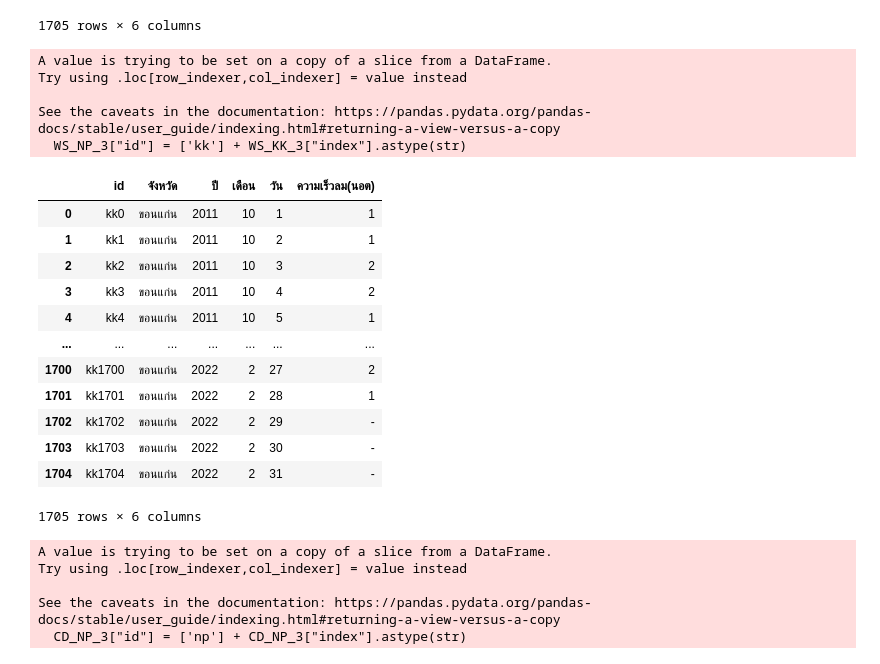
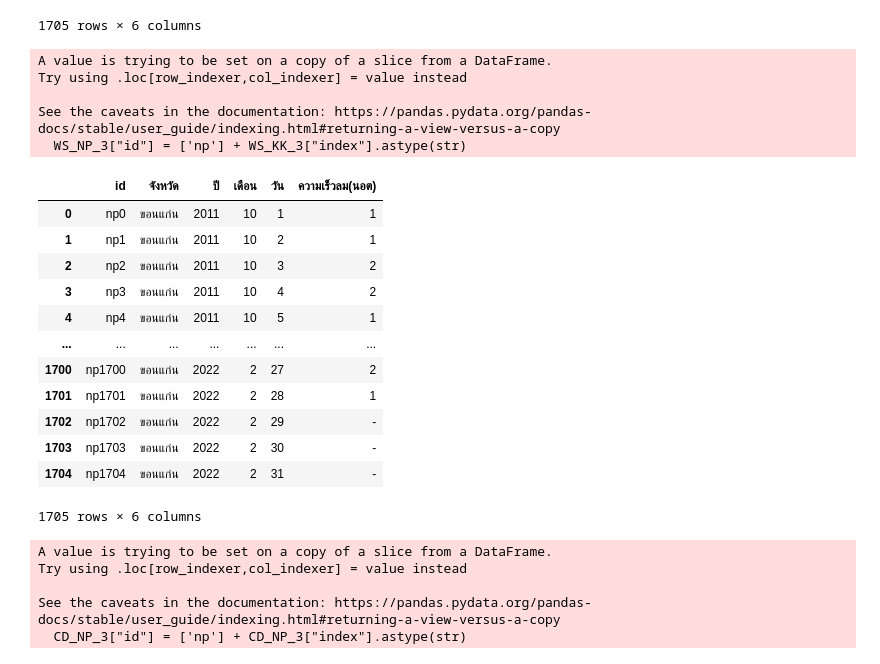
Before and after one commit to KorrawanOu/BSC_DPDM23, a Jupyter notebook: midterm_bscdpdm23.ipynb, the cells around one changed output. Drawn from its saved outputs; the diff is of its cells as text; code cells hidden in the pictures.

```diff
--- a/midterm_bscdpdm23.ipynb
+++ b/midterm_bscdpdm23.ipynb
@@ -795,46 +795,46 @@ WS_np.rename(columns={'Unnamed: 2' : 'เดือน/ปี'},inplace=True)
 WS_np.head()
 
 WS_NP = WS_np.drop(['Unnamed: 34'], axis=1)
 WS_NP['ปี'] = WS_NP['เดือน/ปี'].dt.year
 WS_NP['เดือน'] = WS_NP['เดือน/ปี'].dt.month
 WS_NP = WS_NP.drop(['เดือน/ปี'], axis=1)
 WS_NP.head()
 
 WS_NP_1 = WS_NP.set_index(['สถานี','id','ปี','เดือน']).stack().reset_index()
 WS_NP_1.rename(columns={'level_4' : 'วัน'},inplace=True)
 WS_NP_1.rename(columns={0 : 'ความเร็วลม(นอต)'},inplace=True)
 WS_NP_1
 
 WS_NP_1['จังหวัด'] = len(WS_NP_1)*['ขอนแก่น']
 WS_NP_1
 
 WS_NP_2 = WS_NP_1[['จังหวัด','ปี','เดือน','วัน','ความเร็วลม(นอต)']].reset_index()
 WS_NP_3 = WS_NP_2[['จังหวัด','index','ปี','เดือน','วัน','ความเร็วลม(นอต)']]
 WS_NP_3
 
-WS_NP_3["id"] = ['kk'] + WS_KK_3["index"].astype(str)
+WS_NP_3["id"] = ['np'] + WS_KK_3["index"].astype(str)
 WS_NP_3.drop(['index'],axis=1)
 
 WS_NP_4 = WS_NP_3[['id','จังหวัด','ปี','เดือน','วัน','ความเร็วลม(นอต)']]
 WS_NP_4
 # %% [output]
 A value is trying to be set on a copy of a slice from a DataFrame.
 Try using .loc[row_indexer,col_indexer] = value instead
 
 See the caveats in the documentation: https://pandas.pydata.org/pandas-docs/stable/user_guide/indexing.html#returning-a-view-versus-a-copy
-  WS_NP_3["id"] = ['kk'] + WS_KK_3["index"].astype(str)
+  WS_NP_3["id"] = ['np'] + WS_KK_3["index"].astype(str)
 |  | id | จังหวัด | ปี | เดือน | วัน | ความเร็วลม(นอต) |
-| 0 | kk0 | ขอนแก่น | 2011 | 10 | 1 | 1 |
-| 1 | kk1 | ขอนแก่น | 2011 | 10 | 2 | 1 |
-| 2 | kk2 | ขอนแก่น | 2011 | 10 | 3 | 2 |
-| 3 | kk3 | ขอนแก่น | 2011 | 10 | 4 | 2 |
-| 4 | kk4 | ขอนแก่น | 2011 | 10 | 5 | 1 |
+| 0 | np0 | ขอนแก่น | 2011 | 10 | 1 | 1 |
+| 1 | np1 | ขอนแก่น | 2011 | 10 | 2 | 1 |
+| 2 | np2 | ขอนแก่น | 2011 | 10 | 3 | 2 |
+| 3 | np3 | ขอนแก่น | 2011 | 10 | 4 | 2 |
+| 4 | np4 | ขอนแก่น | 2011 | 10 | 5 | 1 |
 | ... | ... | ... | ... | ... | ... | ... |
-| 1700 | kk1700 | ขอนแก่น | 2022 | 2 | 27 | 2 |
-| 1701 | kk1701 | ขอนแก่น | 2022 | 2 | 28 | 1 |
-| 1702 | kk1702 | ขอนแก่น | 2022 | 2 | 29 | - |
-| 1703 | kk1703 | ขอนแก่น | 2022 | 2 | 30 | - |
-| 1704 | kk1704 | ขอนแก่น | 2022 | 2 | 31 | - |
+| 1700 | np1700 | ขอนแก่น | 2022 | 2 | 27 | 2 |
+| 1701 | np1701 | ขอนแก่น | 2022 | 2 | 28 | 1 |
+| 1702 | np1702 | ขอนแก่น | 2022 | 2 | 29 | - |
+| 1703 | np1703 | ขอนแก่น | 2022 | 2 | 30 | - |
+| 1704 | np1704 | ขอนแก่น | 2022 | 2 | 31 | - |
 1705 rows × 6 columns
 # %%
 CD_np.rename(columns={'Unnamed: 0' : 'id'},inplace=True)
```
Also changed, not shown: parts of 27 cells of this notebook.
